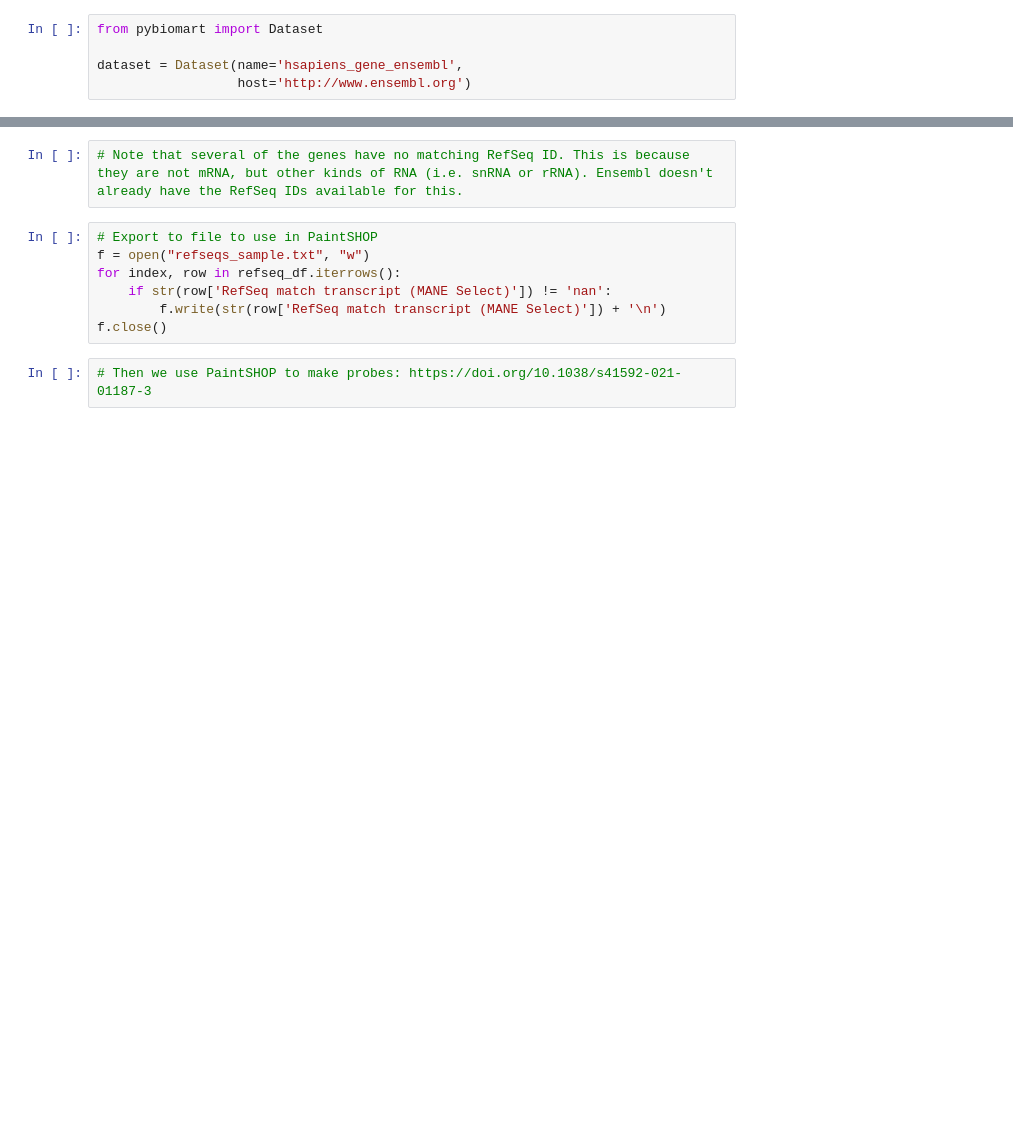
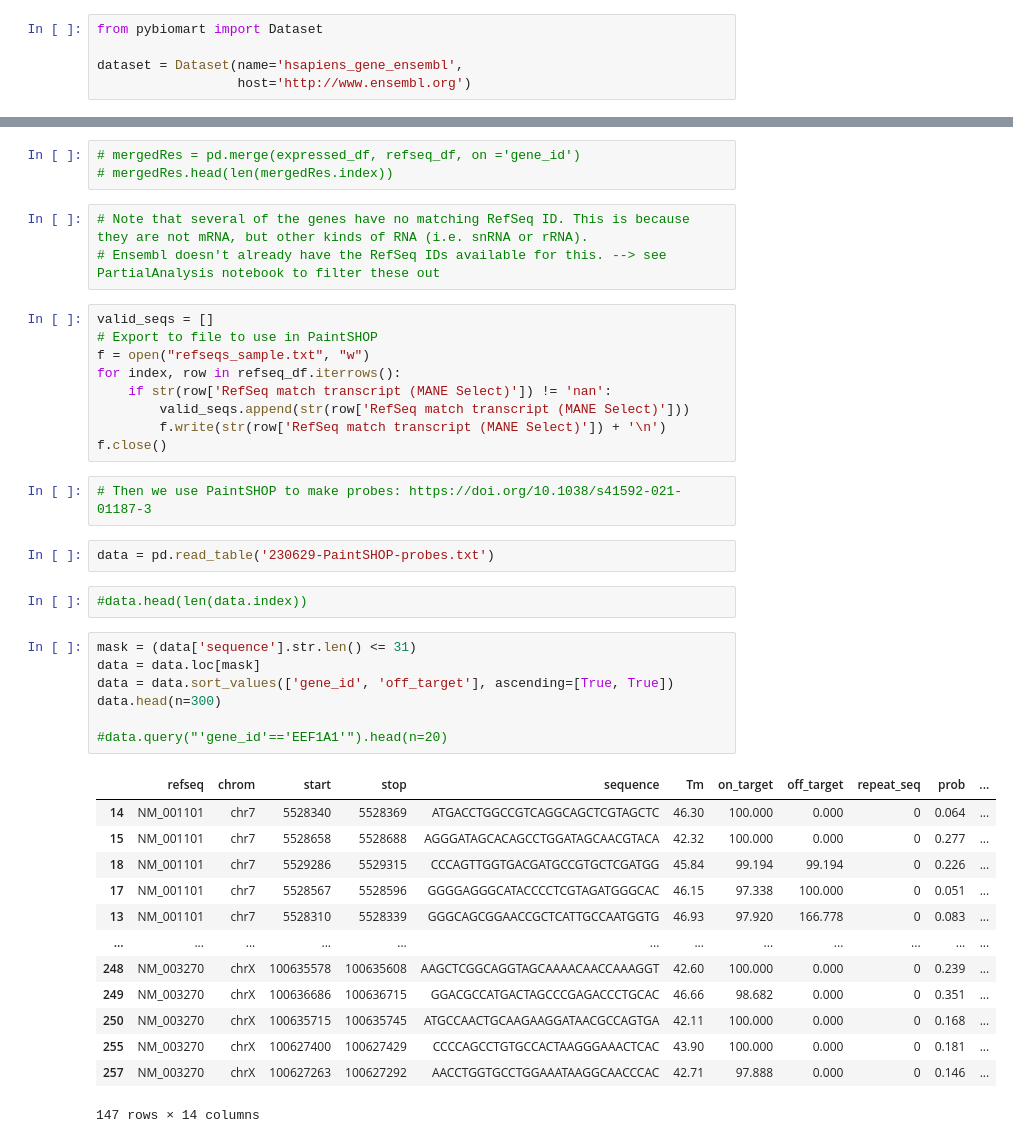
Before and after one commit to tanviganapathy/TG_SURF2023, a Jupyter notebook: GeneSelection.ipynb, the cells around one changed output, grey strips where cells are left out. Cells and saved outputs as stored; diff of their text form; blank space fills up the shorter version.

```diff
--- a/GeneSelection.ipynb
+++ b/GeneSelection.ipynb
@@ -166,11 +180,42 @@ refseq_df.head(n=len(refseq_df.index))
+# %%
+# mergedRes = pd.merge(expressed_df, refseq_df, on ='gene_id')
+# mergedRes.head(len(mergedRes.index))
 # %%
-# Note that several of the genes have no matching RefSeq ID. This is because they are not mRNA, but other kinds of RNA (i.e. snRNA or rRNA). Ensembl doesn't already have the RefSeq IDs available for this.
+# Note that several of the genes have no matching RefSeq ID. This is because they are not mRNA, but other kinds of RNA (i.e. snRNA or rRNA).
+# Ensembl doesn't already have the RefSeq IDs available for this. --> see PartialAnalysis notebook to filter these out
 # %%
+valid_seqs = []
 # Export to file to use in PaintSHOP
 f = open("refseqs_sample.txt", "w")
 for index, row in refseq_df.iterrows():
     if str(row['RefSeq match transcript (MANE Select)']) != 'nan':
+        valid_seqs.append(str(row['RefSeq match transcript (MANE Select)']))
         f.write(str(row['RefSeq match transcript (MANE Select)']) + '\n')
 f.close()
 # %%
 # Then we use PaintSHOP to make probes: https://doi.org/10.1038/s41592-021-01187-3
+# %%
+data = pd.read_table('230629-PaintSHOP-probes.txt')
+# %%
+#data.head(len(data.index))
+# %%
+mask = (data['sequence'].str.len() <= 31)
+data = data.loc[mask]
+data = data.sort_values(['gene_id', 'off_target'], ascending=[True, True])
+data.head(n=300)
+
+#data.query("'gene_id'=='EEF1A1'").head(n=20)
+# %% [output]
+|  | refseq | chrom | start | stop | sequence | Tm | on_target | off_target | repeat_seq | prob | ... |
+| 14 | NM_001101 | chr7 | 5528340 | 5528369 | ATGACCTGGCCGTCAGGCAGCTCGTAGCTC | 46.30 | 100.000 | 0.000 | 0 | 0.064 | ... |
+| 15 | NM_001101 | chr7 | 5528658 | 5528688 | AGGGATAGCACAGCCTGGATAGCAACGTACA | 42.32 | 100.000 | 0.000 | 0 | 0.277 | ... |
+| 18 | NM_001101 | chr7 | 5529286 | 5529315 | CCCAGTTGGTGACGATGCCGTGCTCGATGG | 45.84 | 99.194 | 99.194 | 0 | 0.226 | ... |
+| 17 | NM_001101 | chr7 | 5528567 | 5528596 | GGGGAGGGCATACCCCTCGTAGATGGGCAC | 46.15 | 97.338 | 100.000 | 0 | 0.051 | ... |
+| 13 | NM_001101 | chr7 | 5528310 | 5528339 | GGGCAGCGGAACCGCTCATTGCCAATGGTG | 46.93 | 97.920 | 166.778 | 0 | 0.083 | ... |
+| ... | ... | ... | ... | ... | ... | ... | ... | ... | ... | ... | ... |
+| 248 | NM_003270 | chrX | 100635578 | 100635608 | AAGCTCGGCAGGTAGCAAAACAACCAAAGGT | 42.60 | 100.000 | 0.000 | 0 | 0.239 | ... |
+| 249 | NM_003270 | chrX | 100636686 | 100636715 | GGACGCCATGACTAGCCCGAGACCCTGCAC | 46.66 | 98.682 | 0.000 | 0 | 0.351 | ... |
+| 250 | NM_003270 | chrX | 100635715 | 100635745 | ATGCCAACTGCAAGAAGGATAACGCCAGTGA | 42.11 | 100.000 | 0.000 | 0 | 0.168 | ... |
+| 255 | NM_003270 | chrX | 100627400 | 100627429 | CCCCAGCCTGTGCCACTAAGGGAAACTCAC | 43.90 | 100.000 | 0.000 | 0 | 0.181 | ... |
+| 257 | NM_003270 | chrX | 100627263 | 100627292 | AACCTGGTGCCTGGAAATAAGGCAACCCAC | 42.71 | 97.888 | 0.000 | 0 | 0.146 | ... |
+147 rows × 14 columns
```
Also changed, not shown: parts of 15 cells of this notebook, 16 other files.
